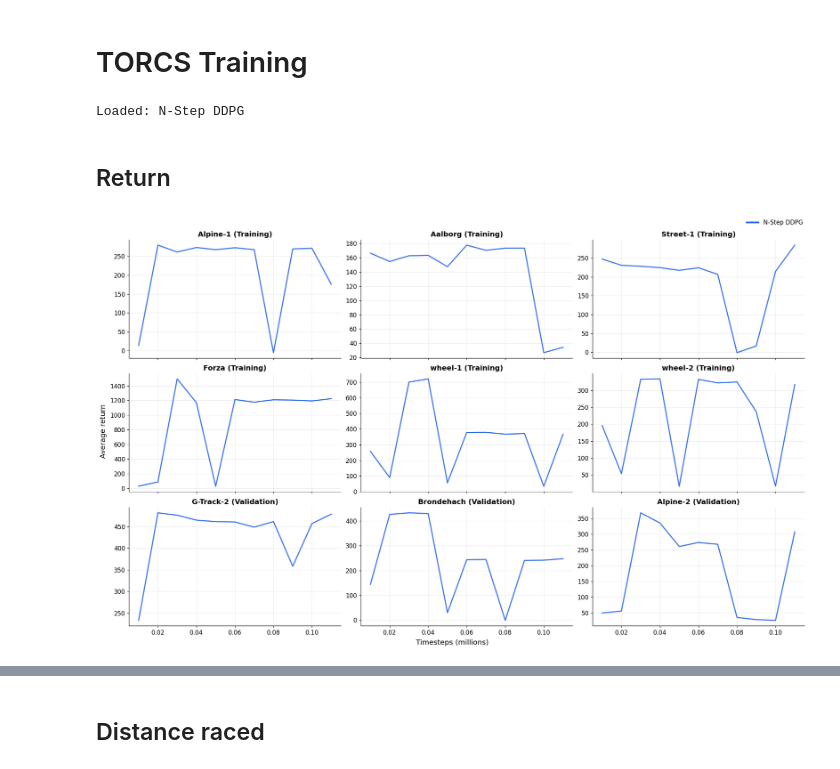
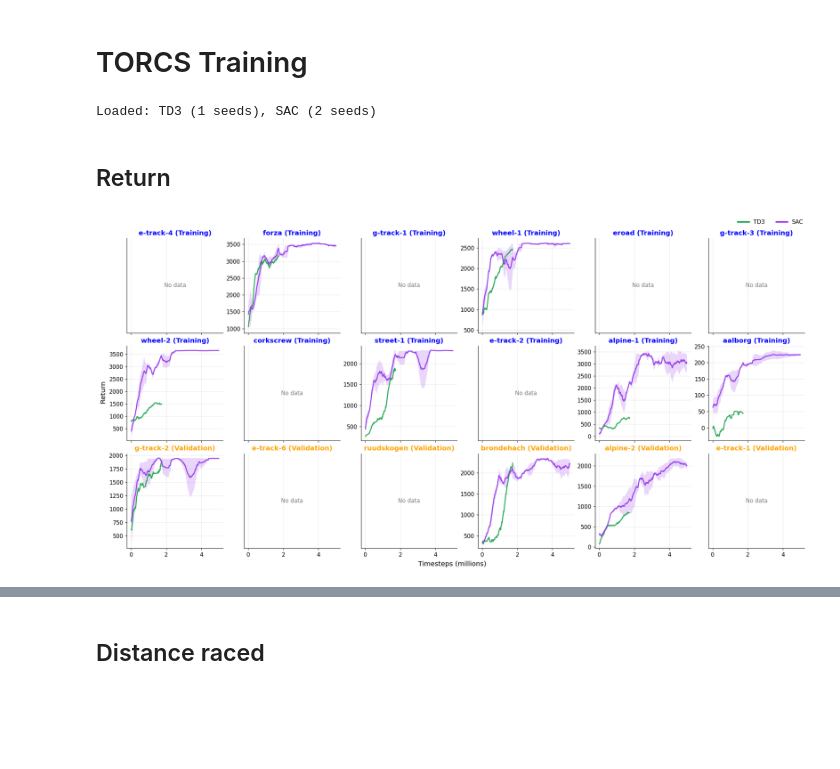
Before and after one commit to raphaelsenn/torcsrl, a Jupyter notebook: plots.ipynb, the cells around one changed output, grey strips where cells are left out. Saved outputs shown, nothing was run; the diff lists cells and outputs as text; code cells hidden in the pictures; blank space fills up the shorter version.

```diff
--- a/plots.ipynb
+++ b/plots.ipynb
@@ -76,6 +45,18 @@ ALG_NAMES = {"nstepddpg": "N-Step DDPG", "nsteptd3": "N-Step TD3", "nstepsac": "
 # %%
+OLD_COLUMNS = {
+    "average_return": "episode_return",
+    "average_distance": "distance_raced",
+    "average_damage": "damage",
+}
+EVAL_EVERY = COMMON["eval_every"]
+
+
 def load_runs(algorithm: str) -> dict[str, pd.DataFrame]:
-    """Return {track: DataFrame} with all seeds of `algorithm` stacked (empty if not trained yet)."""
+    """Return {track: DataFrame} with all seeds of `algorithm` stacked (empty if not trained yet).
+
+    Each row gets the seed (`run`) and the eval number (`eval_bin` = timesteps // EVAL_EVERY),
+    so the seeds can be lined up.
+    """
     path = os.path.join(CHECKPOINT_DIR, algorithm)
     if not os.path.isdir(path):
         return {}
@@ -89,8 +70,13 @@ def load_runs(algorithm: str) -> dict[str, pd.DataFrame]:
             track_name = csv_file.split("_", 3)[-1].removesuffix(".csv")
 
             df = pd.read_csv(os.path.join(run_path, csv_file))
-            df["timesteps"] = (df["timesteps"] // 10_000) / 100        # align seeds, in millions
-            df["lap_time"] = df["lap_time"].replace(0.0, np.nan)      # 0.0 = no lap completed
+            df = df.rename(columns=OLD_COLUMNS)                          # csvs written before the rename
+            df["lap_time"] = df["lap_time"].replace(0.0, np.nan)      # old csvs: 0.0 = no lap completed
+            if "laps_completed" not in df:
+                df["laps_completed"] = df["lap_time"].notna().astype(int)
+            df["lap_rate"] = 100.0 * (df["laps_completed"] > 0)
+            df["run"] = run
+            df["eval_bin"] = df["timesteps"] // EVAL_EVERY
             data[track_name].append(df)
 
     return {track: pd.concat(dfs, ignore_index=True) for track, dfs in data.items()}
@@ -98,36 +84,43 @@ def load_runs(algorithm: str) -> dict[str, pd.DataFrame]:
 
 RUNS = {alg: load_runs(alg) for alg in ALG_NAMES}
 RUNS = {alg: runs for alg, runs in RUNS.items() if runs}   # skip algorithms without checkpoints
-print("Loaded:", ", ".join(ALG_NAMES[alg] for alg in RUNS))
+print("Loaded:", ", ".join(f"{ALG_NAMES[alg]} ({next(iter(runs.values()))['run'].nunique()} seeds)" for alg, runs in RUNS.items()))
 # %% [output]
-Loaded: N-Step DDPG
+Loaded: TD3 (1 seeds), SAC (2 seeds)
 # %%
+def smoothed_seeds(df: pd.DataFrame, column: str) -> pd.DataFrame:
+    """One column per seed, one row per eval, each seed smoothed with a rolling mean.
+
+    The mean (not the median) is used: a single eval either completes the lap or crashes early,
+    and the median jumps between those two values while the mean shows how often each happens.
+    """
+    per_seed = df.groupby(["eval_bin", "run"])[column].mean().unstack("run")
+    grid = np.arange(per_seed.index.min(), per_seed.index.max() + 1)
+    per_seed = per_seed.reindex(grid)                             # missing evals stay NaN and are skipped
+    return per_seed.rolling(SMOOTH_WINDOW, center=True, min_periods=SMOOTH_WINDOW // 5).mean()
+
+
 def plot_metric(column: str, ylabel: str, title: str, empty_text: str = "No data"):
-    """One panel per track: mean over seeds (smoothed) with a +/- 1 std band, one line per algorithm."""
-    fig, axes = plt.subplots(3, 3, figsize=(18, 11), sharex=True, layout="constrained")
+    """One panel per track: mean over seeds of the smoothed curves, band from the worst to the best seed."""
+    n_rows = -(-len(TRACK_ORDER) // N_COLS)
+    fig, axes = plt.subplots(n_rows, N_COLS, figsize=(3.2 * N_COLS, 3.2 * n_rows), sharex=True, layout="constrained")
+    fig.suptitle(title)
 
     for ax, track in zip(axes.flat, TRACK_ORDER):
-        title = TRACK_NAMES[track]
-        ax.set_title(title)
+        split = TRACK_SPLIT[track]
+        ax.set_title(f"{track} ({split})", color=TRAIN_COLOR if split == "Training" else VAL_COLOR)
         has_data = False
 
         for alg, runs in RUNS.items():
-            if track not in runs:
-                continue
-            stats = runs[track].groupby("timesteps")[column].agg(["mean", "std"])
-            if stats["mean"].isna().all():
+            if track not in runs or runs[track][column].isna().all():
                 continue
             has_data = True
 
-            window = max(1, min(AVG_FILTER_SIZE, len(stats) // 10))     # don't over-smooth short runs
-            smooth = lambda s: s.rolling(window, center=True, min_periods=1).median()
-            mean = smooth(stats["mean"]).where(stats["mean"].notna())   # keep gaps where there is no value
-            std = smooth(stats["std"].fillna(0)).where(stats["mean"].notna())
-            sparse = stats["mean"].isna().any()                          # e.g. lap time: show points too
-
-            ax.plot(stats.index, mean, color=ALG_COLORS[alg], alpha=ALPHA_MEAN, lw=2,
-                    marker="o" if sparse else None, ms=3, label=ALG_NAMES[alg])
-            ax.fill_between(stats.index, mean - std, mean + std, color=ALG_COLORS[alg], alpha=ALPHA_STD, lw=0)
+            seeds = smoothed_seeds(runs[track], column)
+            x = seeds.index * EVAL_EVERY / 1e6
+            ax.plot(x, seeds.mean(axis=1), color=ALG_COLORS[alg], alpha=ALPHA_MEAN, lw=2, label=ALG_NAMES[alg])
+            if seeds.shape[1] > 1:
+                ax.fill_between(x, seeds.min(axis=1), seeds.max(axis=1), color=ALG_COLORS[alg], alpha=ALPHA_STD, lw=0)
 
         if not has_data:
             ax.text(0.5, 0.5, empty_text, transform=ax.transAxes, ha="center", va="center", color="gray")
@@ -144,6 +137,6 @@ def plot_metric(column: str, ylabel: str, title: str, empty_text: str = "No data
 # %% [markdown]
 ## Return
 # %%
-plot_metric("average_return", "Average return", "Return over training")
+plot_metric("episode_return", "Return", "")
 # %% [output]
-[figure, old version]
+[figure, new version]
```
Also changed, not shown: parts of 7 cells of this notebook, 3 other files.
